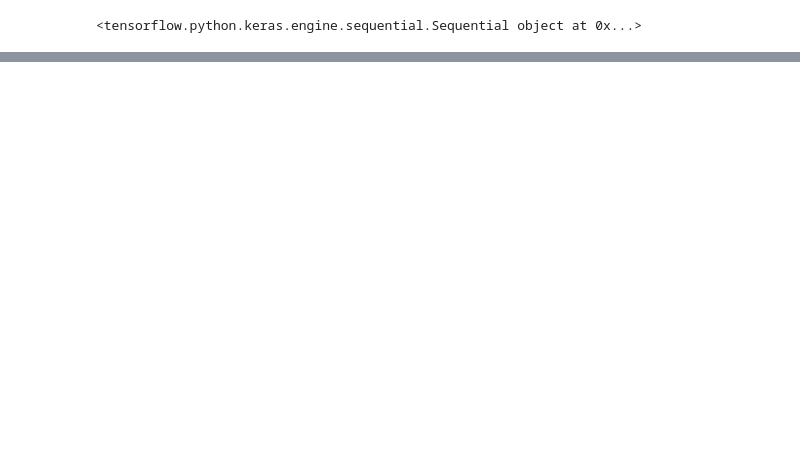
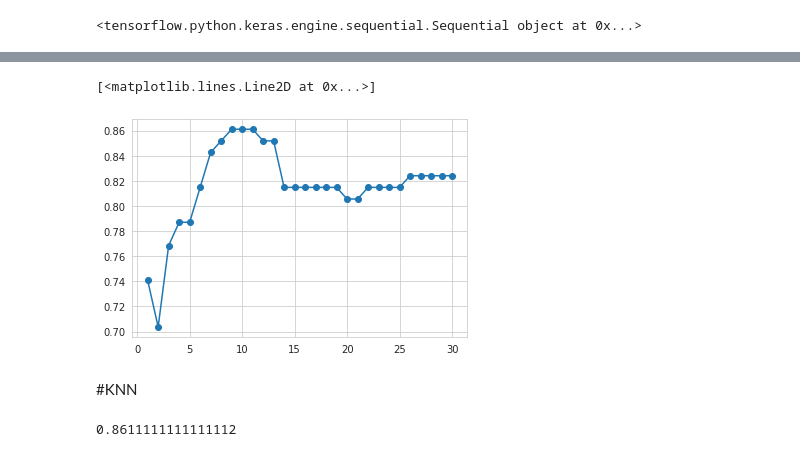
Before and after one commit to okayteakay/Fault-Analysis, a Jupyter notebook: Fault_Analysis_CODE.ipynb, the cells around one changed output, grey strips where cells are left out. Saved outputs shown, nothing was run; the diff lists cells and outputs as text; code cells hidden in the pictures; blank space fills up the shorter version.

```diff
--- a/Fault_Analysis_CODE.ipynb
+++ b/Fault_Analysis_CODE.ipynb
@@ -180,0 +208,2 @@ accuracy 0.8275862068965517
+# %%
+b = dtree_predictions
@@ -180,0 +222,20 @@ accuracy 0.8275862068965517
+# %%
+def relation_graph(max_depth):
+  dtree_model = DecisionTreeClassifier(max_depth = max_depth).fit(X_train, y_train)
+  dtree_predictions = dtree_model.predict(X_test)
+  dtree_accuracy = []
+  count = 0
+  for i,c in enumerate(y_test):
+      if c == dtree_predictions[i]:
+        dtree_accuracy.append(1)
+        count += 1
+      else:
+        dtree_accuracy.append(0)
+  print('decision_tree_accuracy', count/len(dtree_accuracy))
+  return (count/len(dtree_accuracy))
+# %%
+accuracy= []
+for i in range(2,11):
+  a = relation_graph(i)
+  accuracy.append(a)
+plt.plot(np.arange(2,11,1), accuracy, '-o')
@@ -180,0 +256,11 @@ accuracy 0.8275862068965517
+# %%
+# training a linear SVM classifier
+from sklearn.svm import SVC
+svm_model_linear = SVC(kernel = 'rbf', C = 11).fit(X_train, y_train)
+svm_predictions = svm_model_linear.predict(X_test)
+
+# model accuracy for X_test
+accuracy = svm_model_linear.score(X_test, y_test)
+
+# creating a confusion matrix
+cm = confusion_matrix(y_test, svm_predictions)
@@ -180,0 +282,26 @@ accuracy 0.8275862068965517
+# %%
+accuracy = []
+for i in range(1,31):
+  svm_model_linear = SVC(kernel = 'rbf', C = i).fit(X_train, y_train)
+  svm_predictions = svm_model_linear.predict(X_test)
+  svm_accuracy = svm_model_linear.score(X_test, y_test)
+  accuracy.append(svm_accuracy)
+plt.plot(np.arange(1,31), accuracy, '-o')
+# %% [output]
+[<matplotlib.lines.Line2D at 0x...>]
+[figure, added]
+# %% [markdown]
+#KNN
+# %%
+from sklearn.neighbors import KNeighborsClassifier
+knn = KNeighborsClassifier(n_neighbors = 7).fit(X_train, y_train)
+
+# accuracy on X_test
+accuracy = knn.score(X_test, y_test)
+print (accuracy)
+
+# creating a confusion matrix
+knn_predictions = knn.predict(X_test)
+cm = confusion_matrix(y_test, knn_predictions)
+# %% [output]
+0.8611111111111112
```
Also changed, not shown: parts of 36 cells of this notebook.
